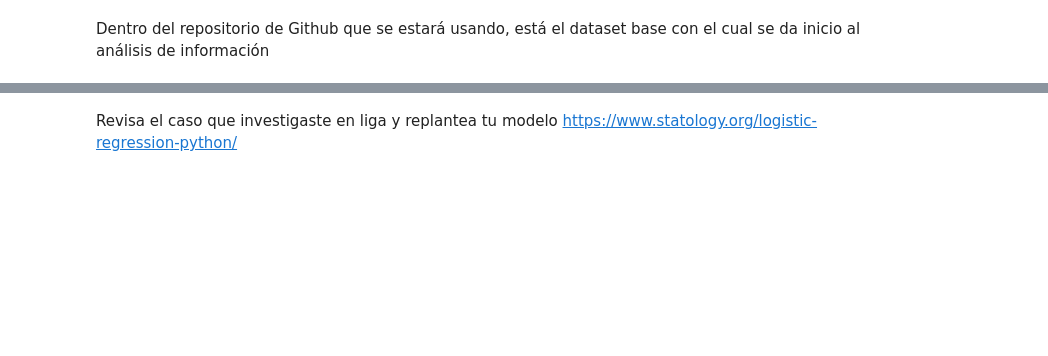
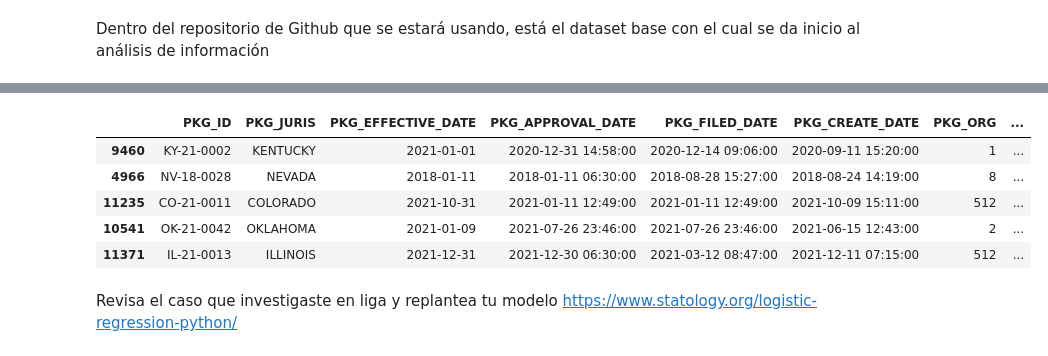
Before and after one commit to wlvvs/FY22-Q2-AI-Hackathon-Anomaly-Detection, a Jupyter notebook: notebooks/AnomalyDetection.ipynb, the cells around one changed output, grey strips where cells are left out. Cells and saved outputs as stored; diff of their text form; code cells hidden in the pictures; blank space fills up the shorter version.

```diff
--- a/notebooks/AnomalyDetection.ipynb
+++ b/notebooks/AnomalyDetection.ipynb
@@ -202,3 +159,13 @@ array([['AL-17-0002', 'ALABAMA', '01/01/2017 00:00', ..., 0,
+# %%
+df['AutoPublished'] = df['#Days'].apply(lambda x: x >= 0 and x <=1)
+df.sample(5)
+# %% [output]
+|  | PKG_ID | PKG_JURIS | PKG_EFFECTIVE_DATE | PKG_APPROVAL_DATE | PKG_FILED_DATE | PKG_CREATE_DATE | PKG_ORG | ... |
+| 9460 | KY-21-0002 | KENTUCKY | 2021-01-01 | 2020-12-31 14:58:00 | 2020-12-14 09:06:00 | 2020-09-11 15:20:00 | 1 | ... |
+| 4966 | NV-18-0028 | NEVADA | 2018-01-11 | 2018-01-11 06:30:00 | 2018-08-28 15:27:00 | 2018-08-24 14:19:00 | 8 | ... |
+| 11235 | CO-21-0011 | COLORADO | 2021-10-31 | 2021-01-11 12:49:00 | 2021-01-11 12:49:00 | 2021-10-09 15:11:00 | 512 | ... |
+| 10541 | OK-21-0042 | OKLAHOMA | 2021-01-09 | 2021-07-26 23:46:00 | 2021-07-26 23:46:00 | 2021-06-15 12:43:00 | 2 | ... |
+| 11371 | IL-21-0013 | ILLINOIS | 2021-12-31 | 2021-12-30 06:30:00 | 2021-03-12 08:47:00 | 2021-12-11 07:15:00 | 512 | ... |
 # %% [markdown]
 Revisa el caso que investigaste en liga y replantea tu modelo
 https://www.statology.org/logistic-regression-python/
```
Also changed, not shown: parts of 27 cells of this notebook.
